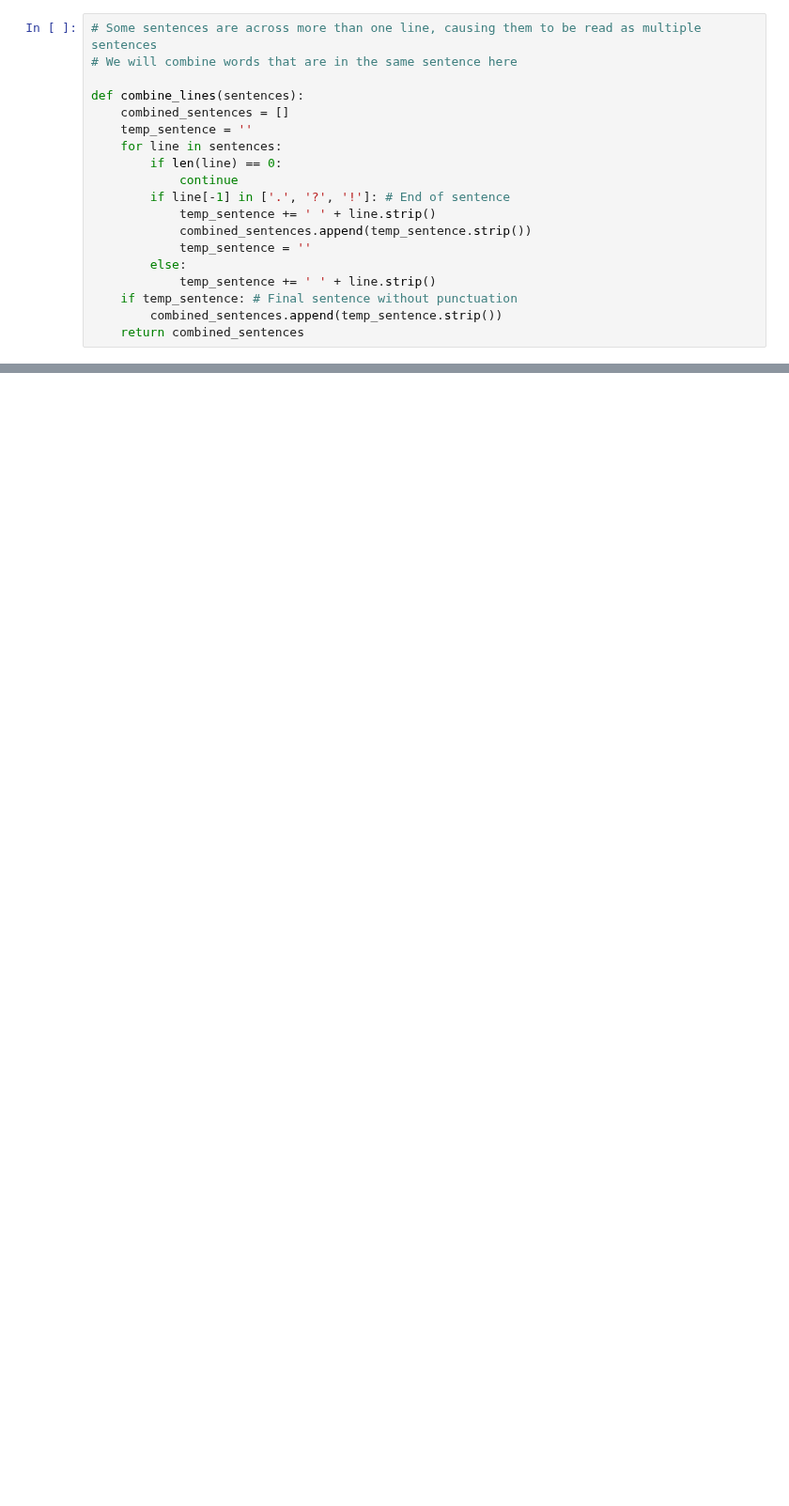
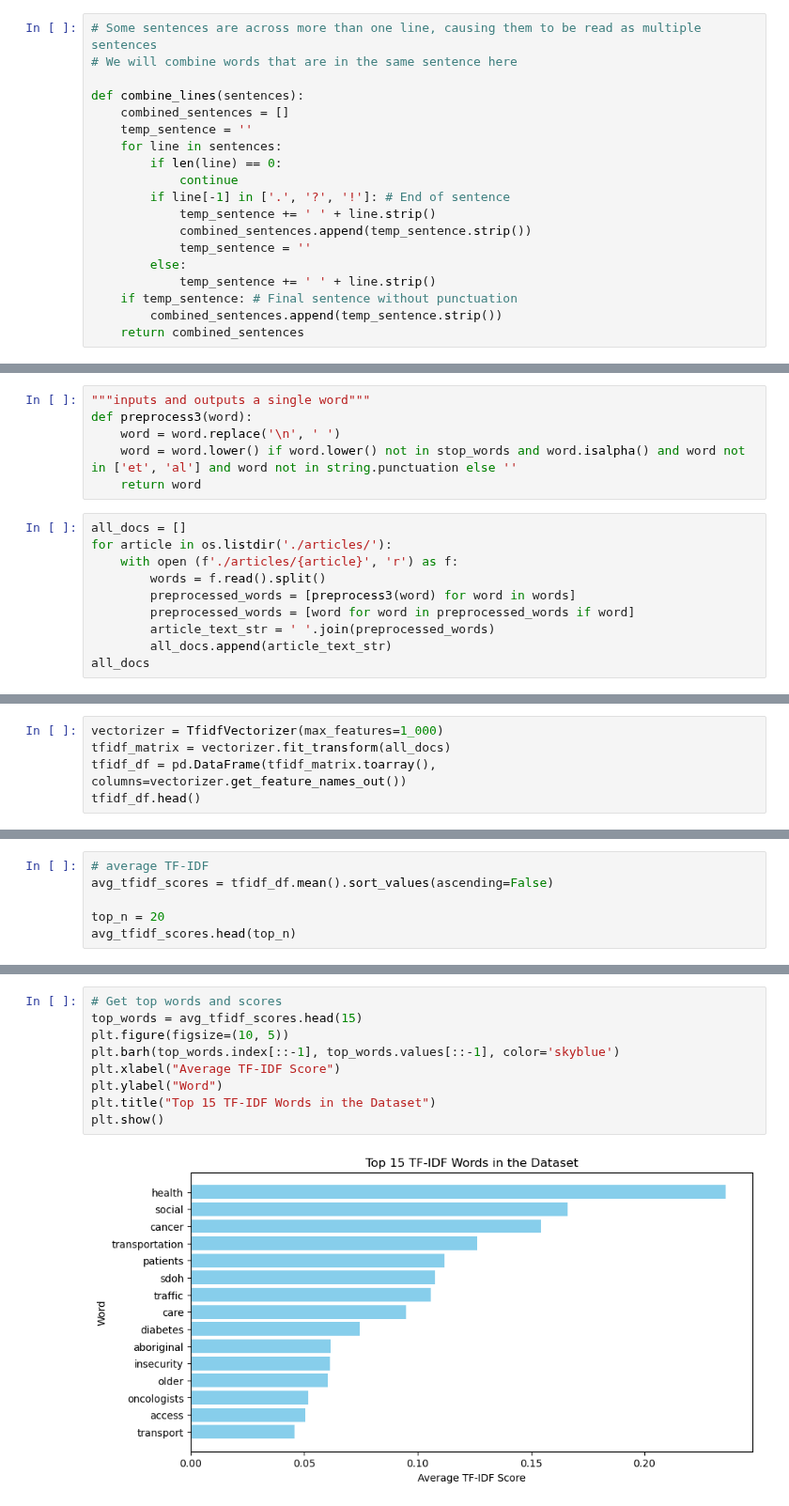
Before and after one commit to heiditam/SDOH_transportation, a Jupyter notebook: sdoh.ipynb, the cells around one changed output, grey strips where cells are left out. Shown at 94% size. Cells and saved outputs as stored; diff of their text form; blank space fills up the shorter version.

```diff
--- a/sdoh.ipynb
+++ b/sdoh.ipynb
@@ -110,0 +323,16 @@ article_text
+# %%
+"""inputs and outputs a single word"""
+def preprocess3(word):
+    word = word.replace('\n', ' ')
+    word = word.lower() if word.lower() not in stop_words and word.isalpha() and word not in ['et', 'al'] and word not in string.punctuation else ''
+    return word
+# %%
+all_docs = []
+for article in os.listdir('./articles/'):
+    with open (f'./articles/{article}', 'r') as f:
+        words = f.read().split()
+        preprocessed_words = [preprocess3(word) for word in words]
+        preprocessed_words = [word for word in preprocessed_words if word]
+        article_text_str = ' '.join(preprocessed_words)
+        all_docs.append(article_text_str)
+all_docs
@@ -110,0 +350,5 @@ article_text
+# %%
+vectorizer = TfidfVectorizer(max_features=1_000)
+tfidf_matrix = vectorizer.fit_transform(all_docs)
+tfidf_df = pd.DataFrame(tfidf_matrix.toarray(), columns=vectorizer.get_feature_names_out())
+tfidf_df.head()
@@ -110,0 +384,6 @@ article_text
+# %%
+# average TF-IDF
+avg_tfidf_scores = tfidf_df.mean().sort_values(ascending=False)
+
+top_n = 20
+avg_tfidf_scores.head(top_n)
@@ -110,0 +408,11 @@ article_text
+# %%
+# Get top words and scores
+top_words = avg_tfidf_scores.head(15)
+plt.figure(figsize=(10, 5))
+plt.barh(top_words.index[::-1], top_words.values[::-1], color='skyblue')
+plt.xlabel("Average TF-IDF Score")
+plt.ylabel("Word")
+plt.title("Top 15 TF-IDF Words in the Dataset")
+plt.show()
+# %% [output]
+[figure, added]
```
Also changed, not shown: parts of 78 cells of this notebook, 2 other files.
